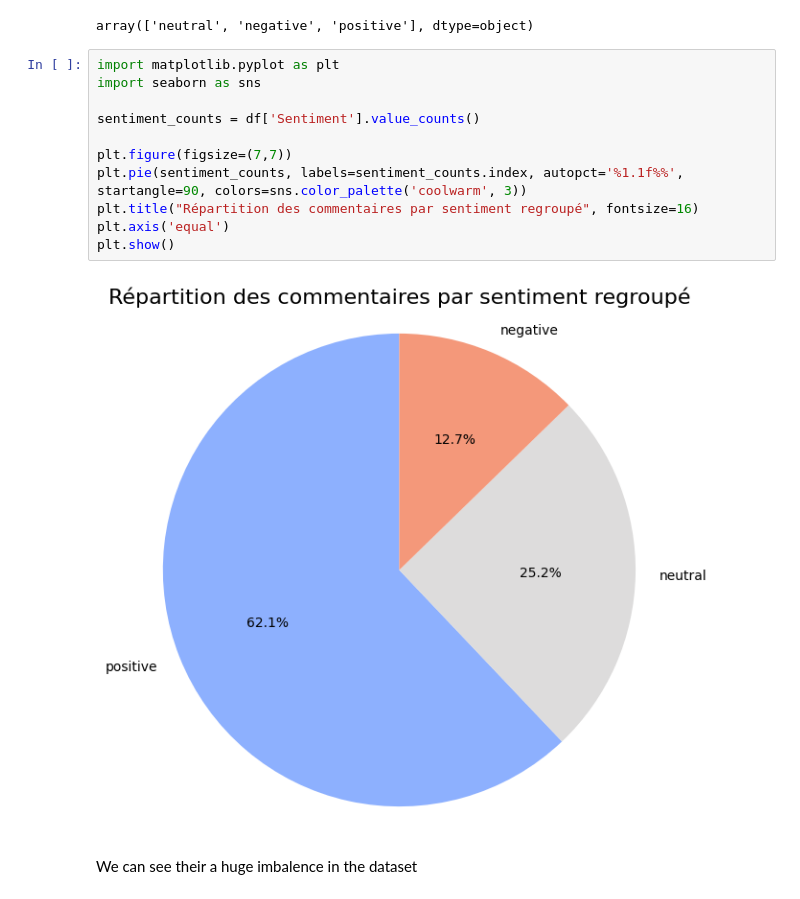
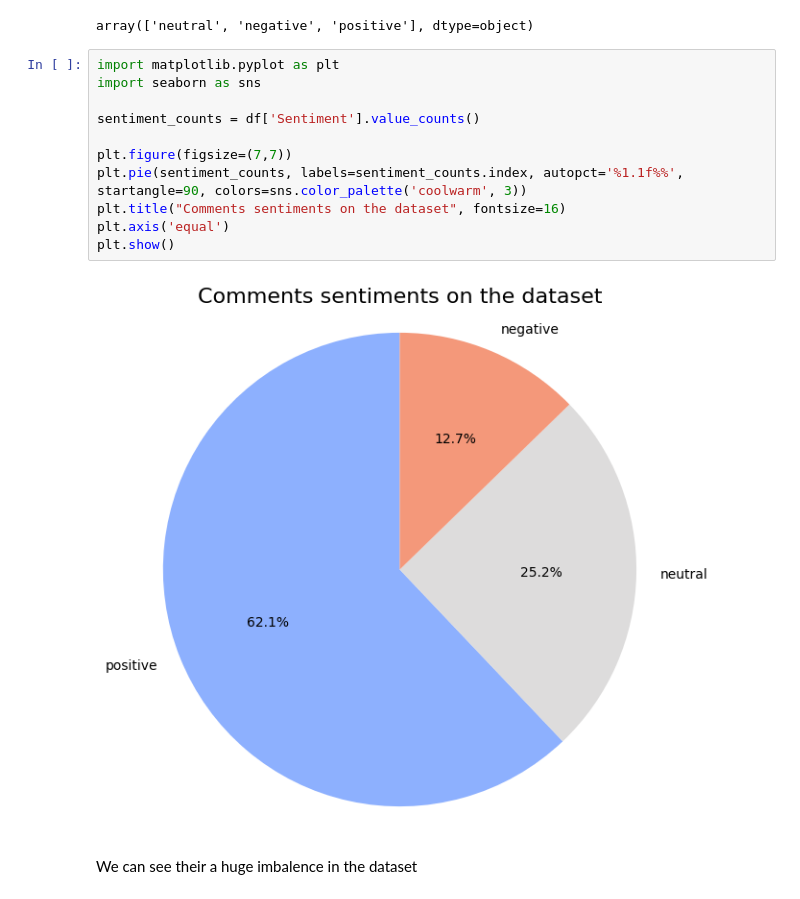
Before and after one commit to ariste974/sentiment_analysis, a Jupyter notebook: sentiment_analysis.ipynb, the cells around one changed output. Saved outputs shown, nothing was run; the diff lists cells and outputs as text.

```diff
--- a/sentiment_analysis.ipynb
+++ b/sentiment_analysis.ipynb
@@ -46,15 +39,15 @@ array(['neutral', 'negative', 'positive'], dtype=object)
 # %%
 import matplotlib.pyplot as plt
 import seaborn as sns
 
 sentiment_counts = df['Sentiment'].value_counts()
 
 plt.figure(figsize=(7,7))
 plt.pie(sentiment_counts, labels=sentiment_counts.index, autopct='%1.1f%%', startangle=90, colors=sns.color_palette('coolwarm', 3))
-plt.title("Répartition des commentaires par sentiment regroupé", fontsize=16)
+plt.title("Comments sentiments on the dataset", fontsize=16)
 plt.axis('equal')
 plt.show()
 # %% [output]
-[figure, old version]
+[figure, new version]
 # %% [markdown]
 We can see their a huge imbalence in the dataset
```
Also changed, not shown: parts of 20 cells of this notebook, 23 other files.
